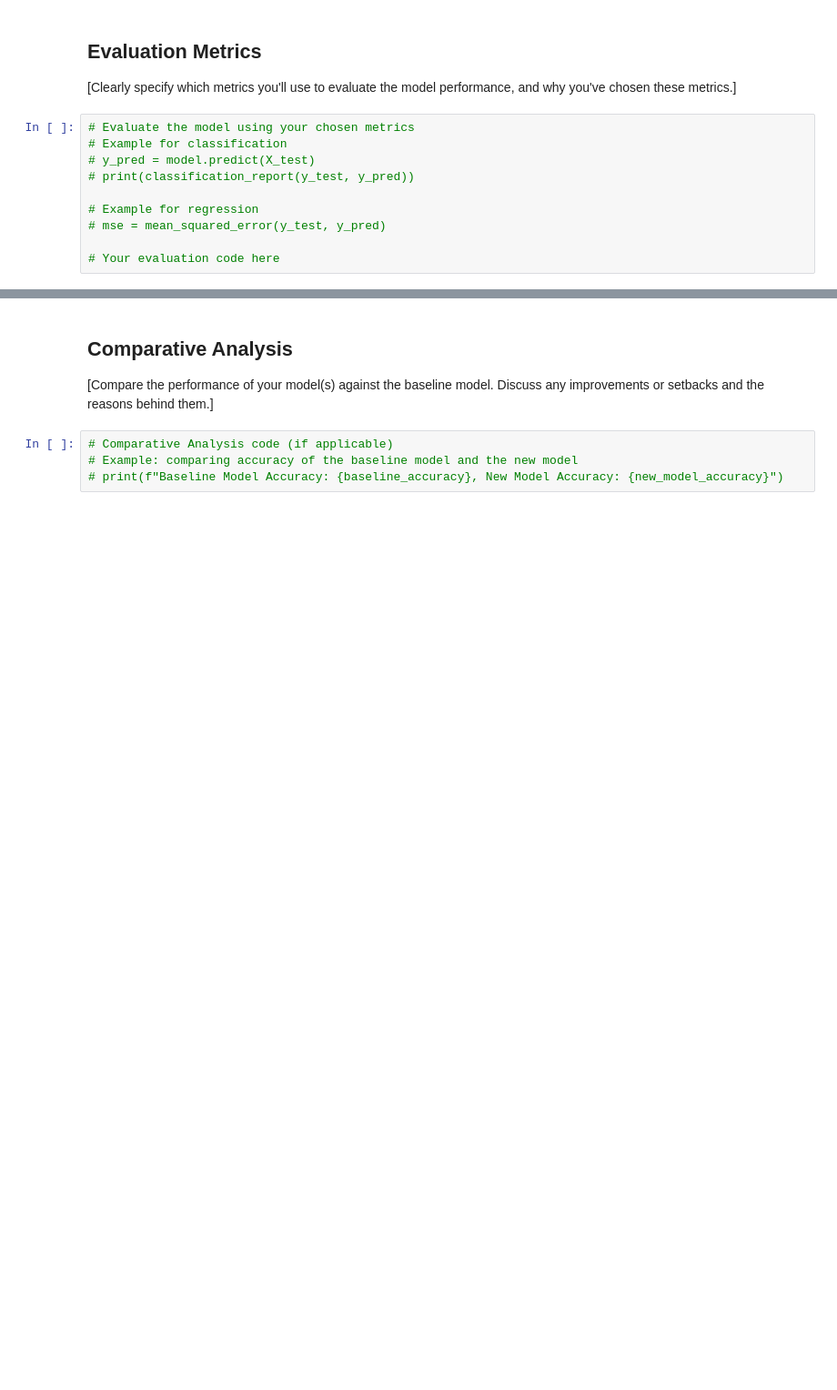
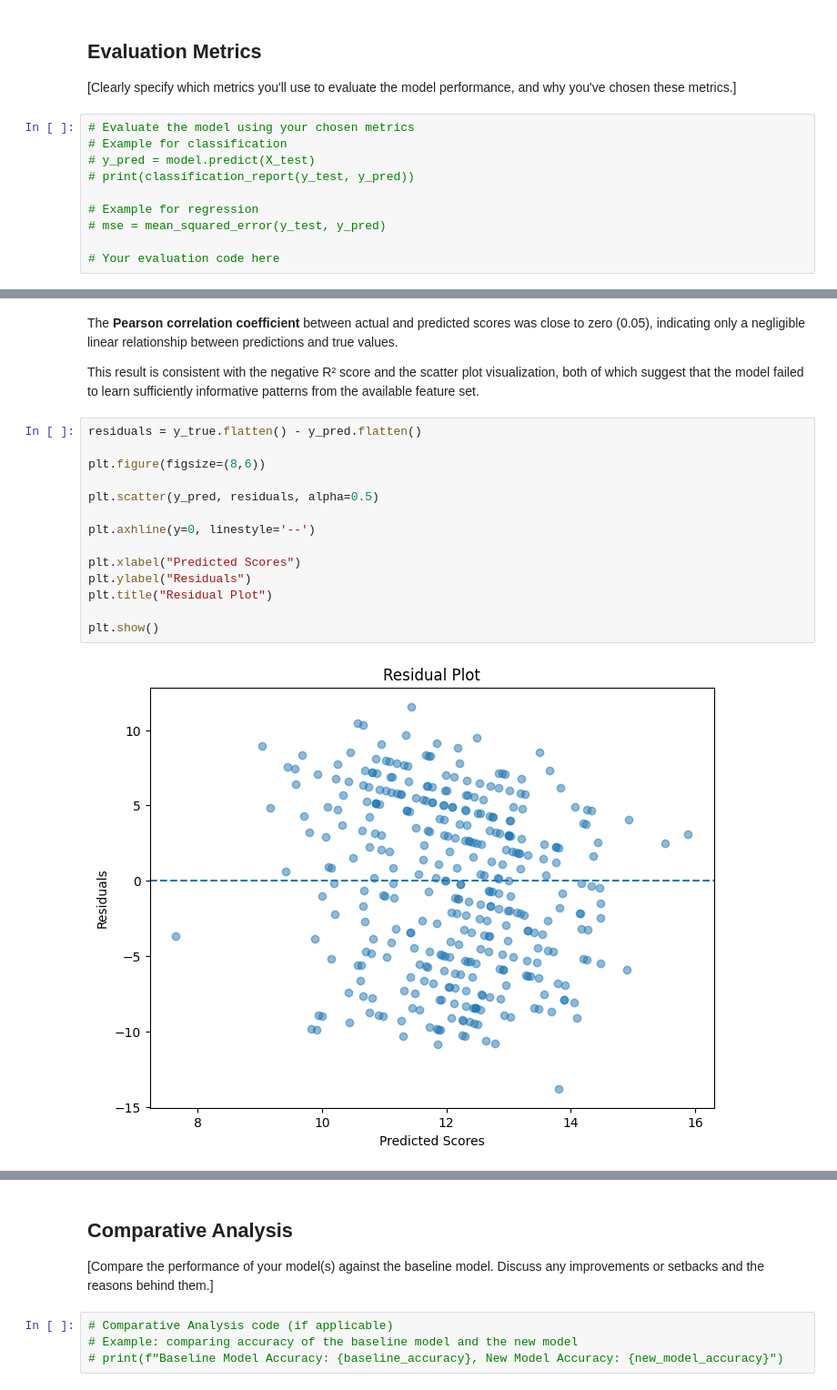
Before and after one commit to cosimab/hanabi_ml, a Jupyter notebook: 3_Model/model_definition_evaluation.ipynb, the cells around one changed output, grey strips where cells are left out. Shown at 91% size. Cells and saved outputs as stored; diff of their text form; blank space fills up the shorter version.

```diff
--- a/3_Model/model_definition_evaluation.ipynb
+++ b/3_Model/model_definition_evaluation.ipynb
@@ -474,0 +547,20 @@ Test RMSE: 5.6203
+# %% [markdown]
+The **Pearson correlation coefficient** between actual and predicted scores was close to zero (0.05), indicating only a negligible linear relationship between predictions and true values.
+
+This result is consistent with the negative R² score and the scatter plot visualization, both of which suggest that the model failed to learn sufficiently informative patterns from the available feature set.
+# %%
+residuals = y_true.flatten() - y_pred.flatten()
+
+plt.figure(figsize=(8,6))
+
+plt.scatter(y_pred, residuals, alpha=0.5)
+
+plt.axhline(y=0, linestyle='--')
+
+plt.xlabel("Predicted Scores")
+plt.ylabel("Residuals")
+plt.title("Residual Plot")
+
+plt.show()
+# %% [output]
+[figure, added]
```
Also changed, not shown: parts of 11 cells of this notebook.
